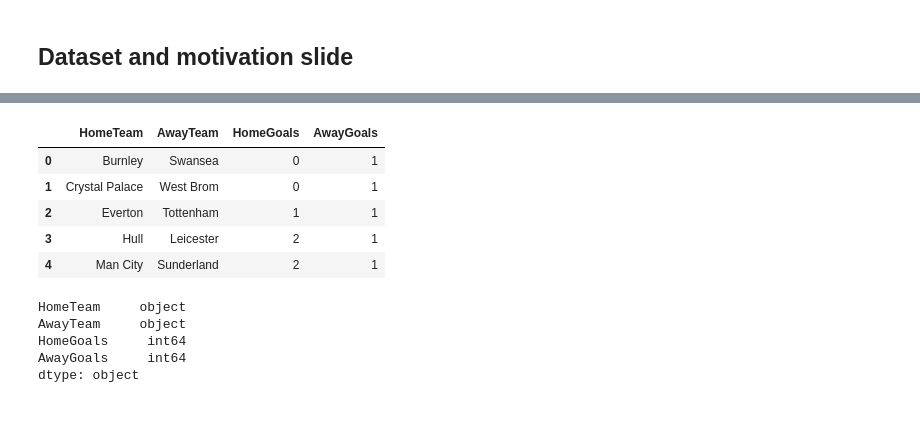
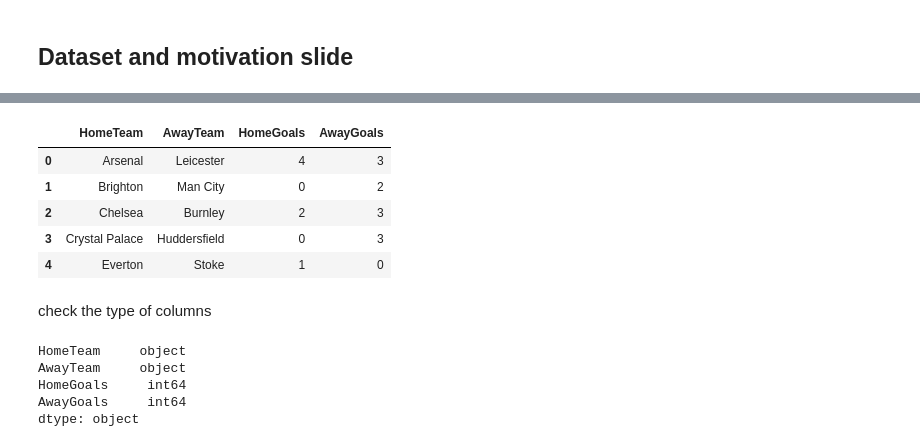
Before and after one commit to tcj1995/football_analysis, a Jupyter notebook: football_analysis.ipynb, the cells around one changed output, grey strips where cells are left out. Drawn from its saved outputs; the diff is of its cells as text; code cells hidden in the pictures; blank space fills up the shorter version.

```diff
--- a/football_analysis.ipynb
+++ b/football_analysis.ipynb
@@ -31,15 +31,17 @@ E0.csv.2            100%[===================>]  97.65K   206KB/s    in 0.5s
 # %%
-results = pd.read_csv("http://www.football-data.co.uk/mmz4281/1617/E0.csv")
+results = pd.read_csv("http://www.football-data.co.uk/mmz4281/1718/E0.csv")
 results = results[['HomeTeam','AwayTeam','FTHG','FTAG']]
 results = results.rename(columns={'FTHG': 'HomeGoals', 'FTAG': 'AwayGoals'})
 results.head()
 # %% [output]
 |  | HomeTeam | AwayTeam | HomeGoals | AwayGoals |
-| 0 | Burnley | Swansea | 0 | 1 |
-| 1 | Crystal Palace | West Brom | 0 | 1 |
-| 2 | Everton | Tottenham | 1 | 1 |
-| 3 | Hull | Leicester | 2 | 1 |
-| 4 | Man City | Sunderland | 2 | 1 |
+| 0 | Arsenal | Leicester | 4 | 3 |
+| 1 | Brighton | Man City | 0 | 2 |
+| 2 | Chelsea | Burnley | 2 | 3 |
+| 3 | Crystal Palace | Huddersfield | 0 | 3 |
+| 4 | Everton | Stoke | 1 | 0 |
+# %% [markdown]
+check the type of columns
 # %%
 results.dtypes
 # %% [output]
```
Also changed, not shown: parts of 26 cells of this notebook.
